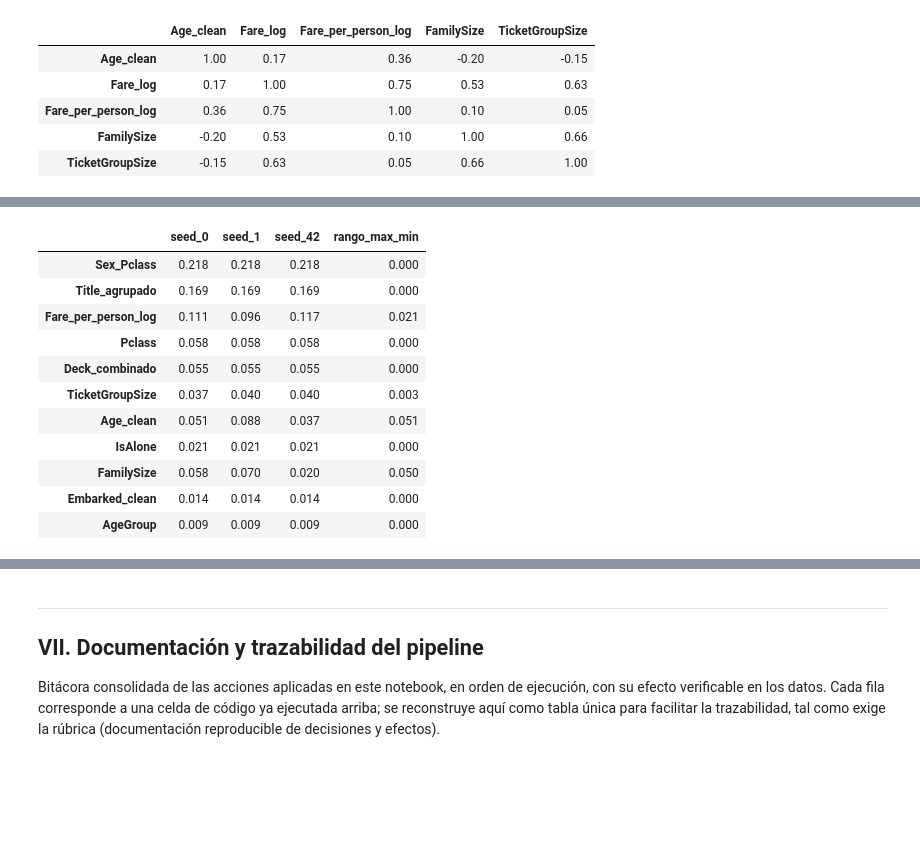
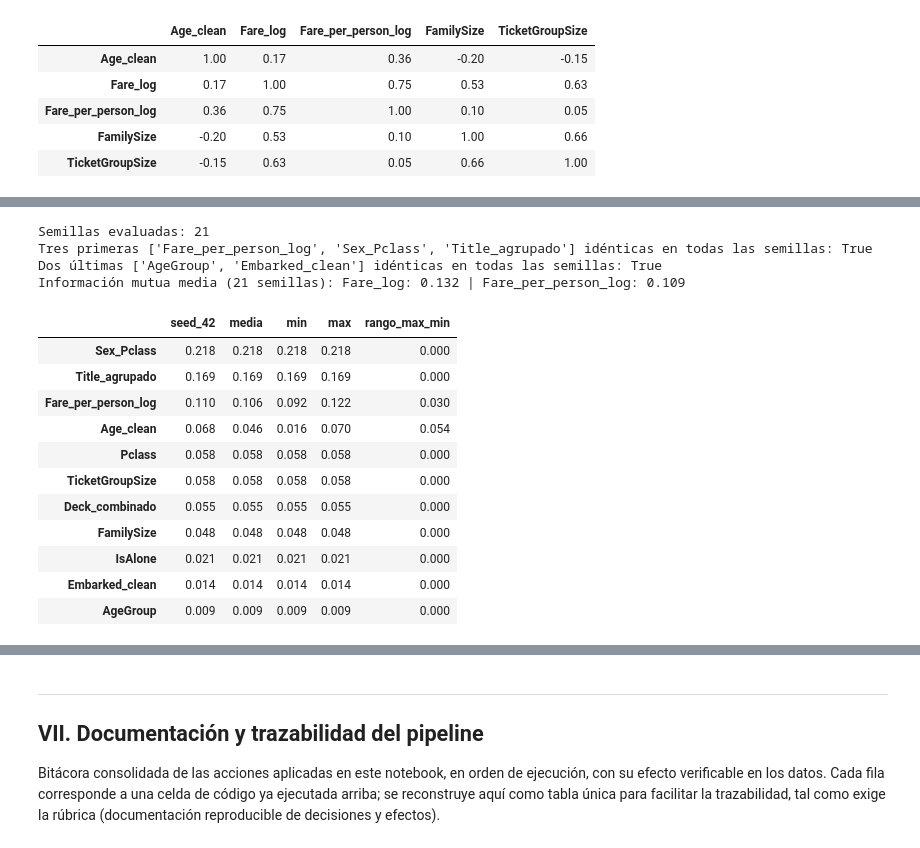
Before and after one commit to robertomoncada-blip/Magister_ciencia_datos, a Jupyter notebook: MCDI503/notebooks/mcdi503_f4_sumativo_grupo5.ipynb, the cells around one changed output, grey strips where cells are left out. Drawn from its saved outputs; the diff is of its cells as text; code cells hidden in the pictures; blank space fills up the shorter version.

```diff
--- a/MCDI503/notebooks/mcdi503_f4_sumativo_grupo5.ipynb
+++ b/MCDI503/notebooks/mcdi503_f4_sumativo_grupo5.ipynb
@@ -30,15 +35,16 @@ Se importan las librerías necesarias. Además de `pandas`, `numpy`, `matplotlib
 
 Se fija una semilla aleatoria (`RANDOM_STATE`) para que cualquier cálculo con componente aleatorio (p. ej. la estimación de `mutual_info_classif`, que añade ruido para variables continuas) sea reproducible. Se cargan las rutas relativas a `notebooks/` como directorio de trabajo, siguiendo la misma convención que los notebooks de Fases 1 y 2-3.
 # %%
+import re
+import unicodedata
 import warnings
 import numpy as np
 import pandas as pd
 import matplotlib.pyplot as plt
 import seaborn as sns
 from scipy import stats
-from sklearn.preprocessing import RobustScaler
+from sklearn.preprocessing import LabelEncoder, RobustScaler, StandardScaler
 from sklearn.feature_selection import mutual_info_classif
-from sklearn.preprocessing import LabelEncoder
 from sklearn.linear_model import LogisticRegression
 
 warnings.filterwarnings("ignore", category=FutureWarning)
@@ -47,12 +53,14 @@ pd.set_option("display.max_columns", 40)
 pd.set_option("display.width", 130)
 
 RANDOM_STATE = 42
+SEMILLAS_MI = list(range(20)) + [RANDOM_STATE]  # semillas para comprobar la estabilidad de la información mutua
 RUTA_DATOS = "../data/titanic_prepared.csv"
 RUTA_FIGURAS = "../figures"
 RUTA_SALIDA = "../data/titanic_features.csv"
 
 df = pd.read_csv(RUTA_DATOS)
-print("Dataset preparado (Fases 2-3) — dimensiones:", df.shape)
+SHAPE_ENTRADA = df.shape
+print("Dataset preparado (Fases 2-3) — dimensiones:", SHAPE_ENTRADA)
 df.head()
 # %% [output]
 Dataset preparado (Fases 2-3) — dimensiones: (891, 32)
@@ -403,8 +458,8 @@ Como evidencia adicional de "utilidad para una etapa posterior de modelamiento"
 # %%
 candidatas_mi = {
     "Pclass": "cat", "Title_agrupado": "cat", "Sex_Pclass": "cat", "AgeGroup": "cat",
-    "Age_clean": "num", "Fare_per_person_log": "num", "FamilySize": "num",
-    "TicketGroupSize": "num", "IsAlone": "cat", "Embarked_clean": "cat", "Deck_combinado": "cat",
+    "Age_clean": "num", "Fare_per_person_log": "num", "FamilySize": "disc",
+    "TicketGroupSize": "disc", "IsAlone": "cat", "Embarked_clean": "cat", "Deck_combinado": "cat",
 }
 
 X_mi = pd.DataFrame(index=df.index)
@@ -413,12 +468,15 @@ for columna, tipo in candidatas_mi.items():
     if tipo == "cat":
         X_mi[columna] = LabelEncoder().fit_transform(df[columna].astype(str))
         es_discreta.append(True)
+    elif tipo == "disc":
+        X_mi[columna] = df[columna]  # conteo entero: discreta
+        es_discreta.append(True)
     else:
-        X_mi[columna] = df[columna]
+        X_mi[columna] = df[columna]  # continua
         es_discreta.append(False)
 
 mi = mutual_info_classif(X_mi, df["Survived"], discrete_features=es_discreta, random_state=RANDOM_STATE)
-ranking_mi = pd.Series(mi, index=X_mi.columns, name="mutual_information").sort_values(ascending=False).round(3)
+ranking_mi = pd.Series(mi, index=X_mi.columns, name="informacion_mutua_nats").sort_values(ascending=False).round(3)
 ranking_mi
 # %% [output]
 Sex_Pclass             0.218
@@ -448,21 +511,46 @@ plt.show()
 # %%
 comparacion_semillas = pd.DataFrame({
     f"seed_{s}": mutual_info_classif(X_mi, df["Survived"], discrete_features=es_discreta, random_state=s)
-    for s in [0, 1, RANDOM_STATE]
-}, index=X_mi.columns).round(3)
-comparacion_semillas["rango_max_min"] = (comparacion_semillas.max(axis=1) - comparacion_semillas.min(axis=1)).round(3)
-comparacion_semillas.sort_values("seed_42", ascending=False)
+    for s in SEMILLAS_MI
+}, index=X_mi.columns)
+
+resumen_semillas = pd.DataFrame({
+    f"seed_{RANDOM_STATE}": comparacion_semillas[f"seed_{RANDOM_STATE}"],
+    "media": comparacion_semillas.mean(axis=1),
+    "min": comparacion_semillas.min(axis=1),
+    "max": comparacion_semillas.max(axis=1),
+}).round(3)
+resumen_semillas["rango_max_min"] = (resumen_semillas["max"] - resumen_semillas["min"]).round(3)
+
+top3_ref = set(ranking_mi.index[:3])
+bottom2_ref = set(ranking_mi.index[-2:])
+top3_estable = all(set(comparacion_semillas[c].nlargest(3).index) == top3_ref for c in comparacion_semillas)
+bottom2_estable = all(set(comparacion_semillas[c].nsmallest(2).index) == bottom2_ref for c in comparacion_semillas)
+print(f"Semillas evaluadas: {len(SEMILLAS_MI)}")
+print(f"Tres primeras {sorted(top3_ref)} idénticas en todas las semillas: {top3_estable}")
+print(f"Dos últimas {sorted(bottom2_ref)} idénticas en todas las semillas: {bottom2_estable}")
+# Comparación de las dos variables de tarifa (ambas continuas, mismo estimador), 21 semillas
+mi_tarifa = pd.DataFrame({
+    col: [mutual_info_classif(df[[col]], df["Survived"], discrete_features=False, random_state=s)[0] for s in SEMILLAS_MI]
+    for col in ["Fare_log", "Fare_per_person_log"]
+})
+print("Información mutua media (21 semillas): " + " | ".join(f"{c}: {mi_tarifa[c].mean():.3f}" for c in mi_tarifa))
+resumen_semillas.sort_values(f"seed_{RANDOM_STATE}", ascending=False)
 # %% [output]
+Semillas evaluadas: 21
+Tres primeras ['Fare_per_person_log', 'Sex_Pclass', 'Title_agrupado'] idénticas en todas las semillas: True
+Dos últimas ['AgeGroup', 'Embarked_clean'] idénticas en todas las semillas: True
+Información mutua media (21 semillas): Fare_log: 0.132 | Fare_per_person_log: 0.109
-|  | seed_0 | seed_1 | seed_42 | rango_max_min |
-| Sex_Pclass | 0.218 | 0.218 | 0.218 | 0.000 |
-| Title_agrupado | 0.169 | 0.169 | 0.169 | 0.000 |
-| Fare_per_person_log | 0.111 | 0.096 | 0.117 | 0.021 |
-| Pclass | 0.058 | 0.058 | 0.058 | 0.000 |
-| Deck_combinado | 0.055 | 0.055 | 0.055 | 0.000 |
-| TicketGroupSize | 0.037 | 0.040 | 0.040 | 0.003 |
-| Age_clean | 0.051 | 0.088 | 0.037 | 0.051 |
-| IsAlone | 0.021 | 0.021 | 0.021 | 0.000 |
-| FamilySize | 0.058 | 0.070 | 0.020 | 0.050 |
-| Embarked_clean | 0.014 | 0.014 | 0.014 | 0.000 |
-| AgeGroup | 0.009 | 0.009 | 0.009 | 0.000 |
+|  | seed_42 | media | min | max | rango_max_min |
+| Sex_Pclass | 0.218 | 0.218 | 0.218 | 0.218 | 0.000 |
+| Title_agrupado | 0.169 | 0.169 | 0.169 | 0.169 | 0.000 |
+| Fare_per_person_log | 0.110 | 0.106 | 0.092 | 0.122 | 0.030 |
+| Age_clean | 0.068 | 0.046 | 0.016 | 0.070 | 0.054 |
+| Pclass | 0.058 | 0.058 | 0.058 | 0.058 | 0.000 |
+| TicketGroupSize | 0.058 | 0.058 | 0.058 | 0.058 | 0.000 |
+| Deck_combinado | 0.055 | 0.055 | 0.055 | 0.055 | 0.000 |
+| FamilySize | 0.048 | 0.048 | 0.048 | 0.048 | 0.000 |
+| IsAlone | 0.021 | 0.021 | 0.021 | 0.021 | 0.000 |
+| Embarked_clean | 0.014 | 0.014 | 0.014 | 0.014 | 0.000 |
+| AgeGroup | 0.009 | 0.009 | 0.009 | 0.009 | 0.000 |
 # %% [markdown]
```
Also changed, not shown: parts of 33 cells of this notebook, 5 other files.
